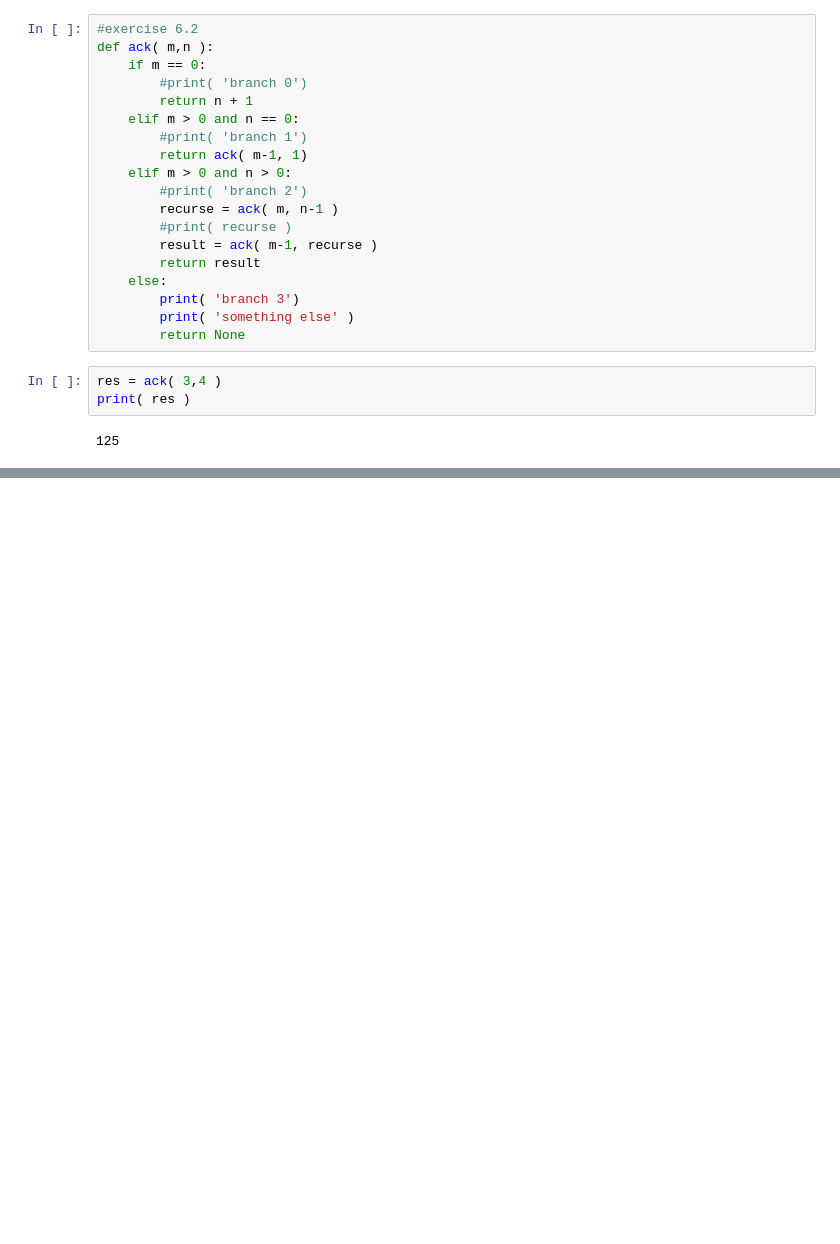
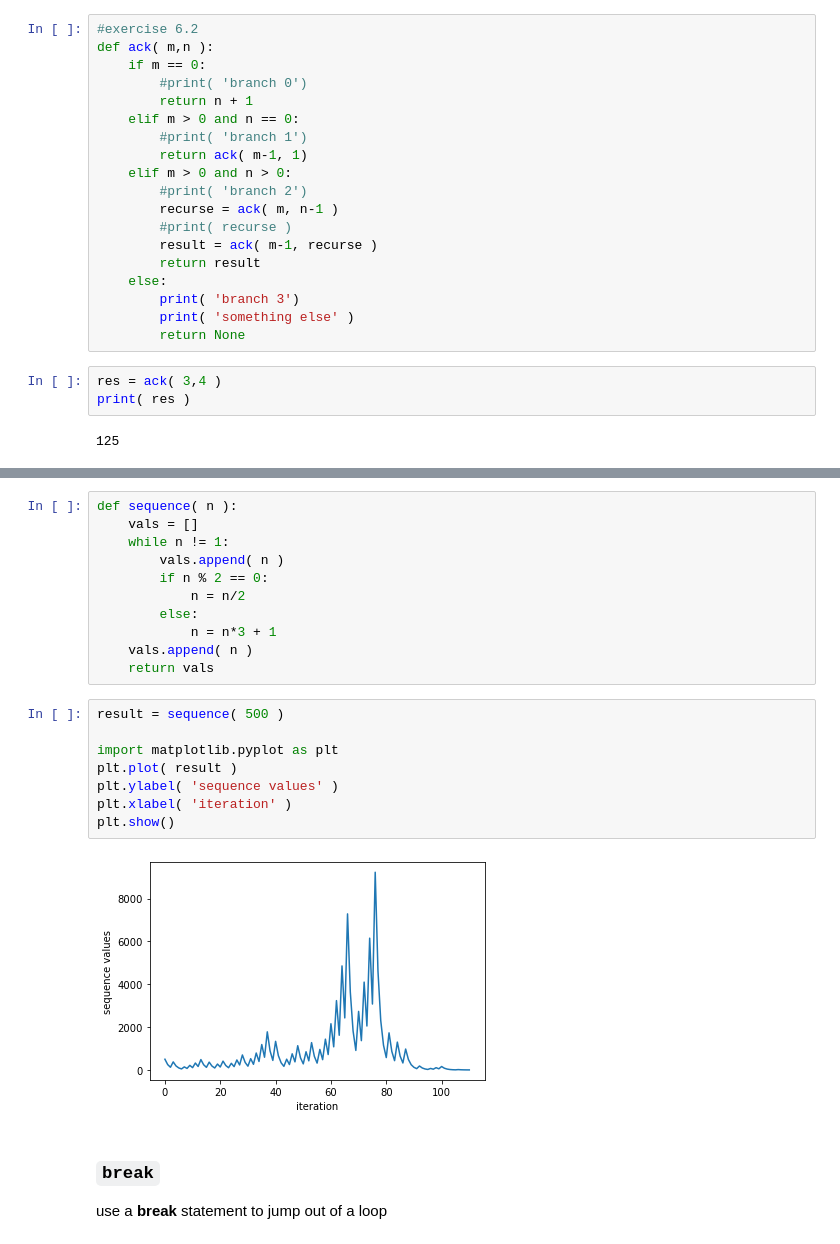
Before and after one commit to SmilodonCub/DATA602, a Jupyter notebook: Think_Python_Notes.ipynb, the cells around one changed output, grey strips where cells are left out. Drawn from its saved outputs; the diff is of its cells as text; blank space fills up the shorter version.

```diff
--- a/Think_Python_Notes.ipynb
+++ b/Think_Python_Notes.ipynb
@@ -1698,0 +1737,25 @@ print( res )
+# %%
+def sequence( n ):
+    vals = []
+    while n != 1:
+        vals.append( n )
+        if n % 2 == 0:
+            n = n/2
+        else:
+            n = n*3 + 1
+    vals.append( n )
+    return vals
+# %%
+result = sequence( 500 )
+
+import matplotlib.pyplot as plt
+plt.plot( result )
+plt.ylabel( 'sequence values' )
+plt.xlabel( 'iteration' )
+plt.show()
+# %% [output]
+[figure, added]
+# %% [markdown]
+### `break`
+
+use a **break** statement to jump out of a loop
```
Also changed, not shown: parts of 14 cells of this notebook.
